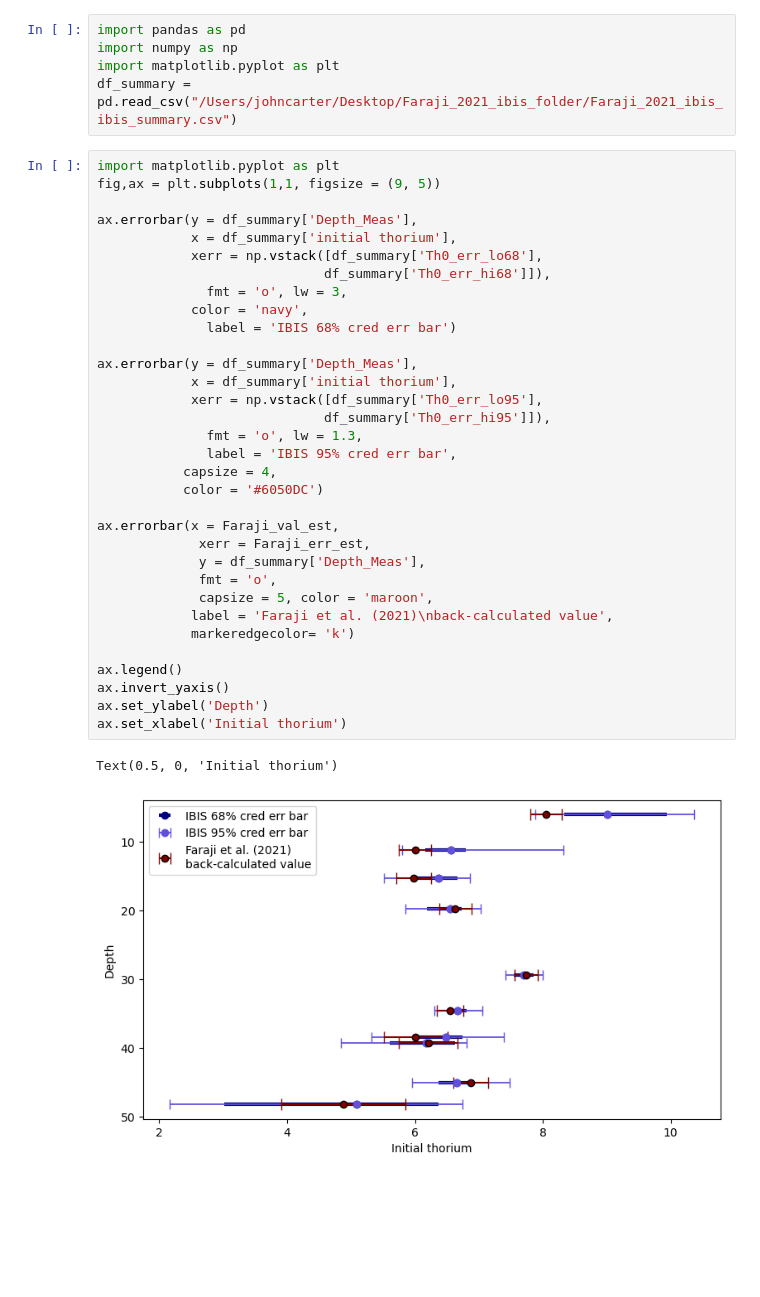
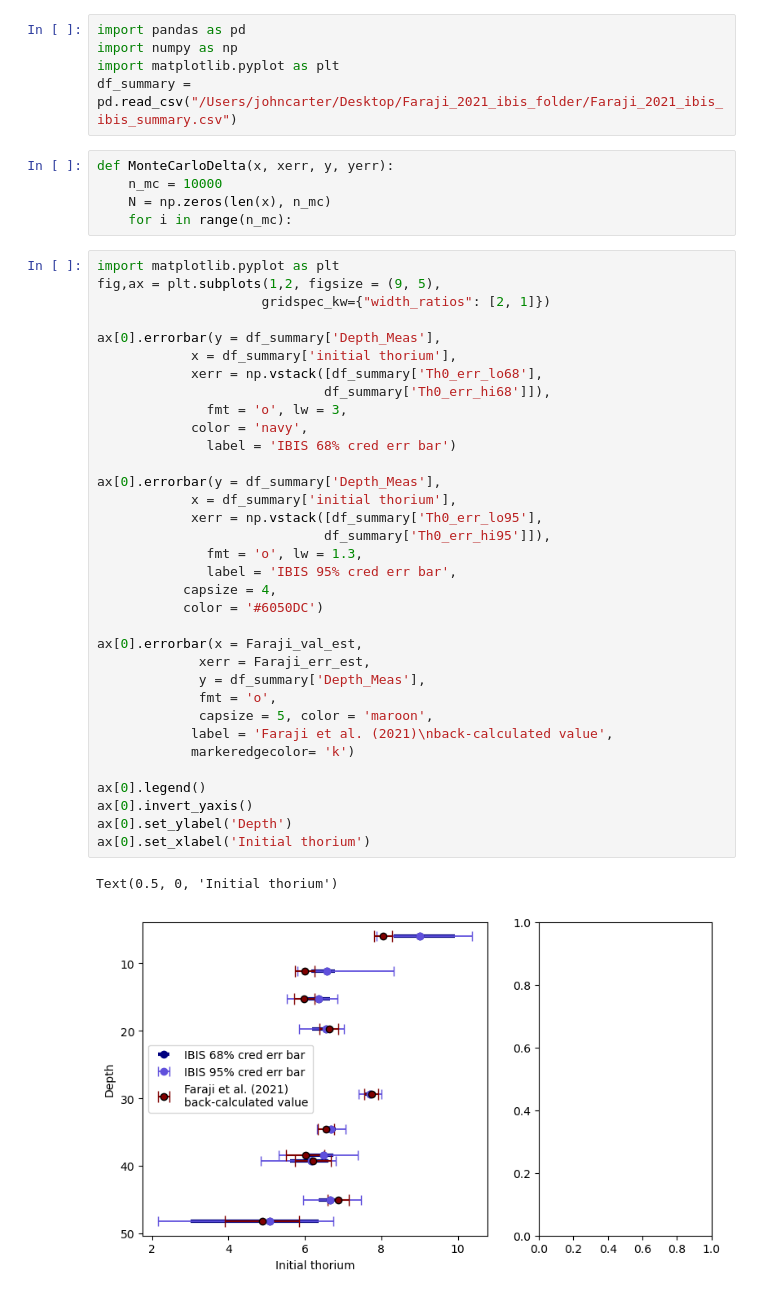
Before and after one commit to jcarter-1/IBIS-UTh, a Jupyter notebook: examples/Faraji2021.ipynb, the cells around one changed output. Drawn from its saved outputs; the diff is of its cells as text; blank space fills up the shorter version.

Commit message:
Add files via upload
Faraji et al. 2021 validating example

```diff
--- a/examples/Faraji2021.ipynb
+++ b/examples/Faraji2021.ipynb
@@ -240,39 +240,45 @@ import pandas as pd
 import numpy as np
 import matplotlib.pyplot as plt
 df_summary = pd.read_csv("/Users/johncarter/Desktop/Faraji_2021_ibis_folder/Faraji_2021_ibis_ibis_summary.csv")
+# %%
+def MonteCarloDelta(x, xerr, y, yerr):
+    n_mc = 10000
+    N = np.zeros(len(x), n_mc)
+    for i in range(n_mc):
 # %%
 import matplotlib.pyplot as plt
-fig,ax = plt.subplots(1,1, figsize = (9, 5))
+fig,ax = plt.subplots(1,2, figsize = (9, 5),
+                     gridspec_kw={"width_ratios": [2, 1]})
 
-ax.errorbar(y = df_summary['Depth_Meas'],
+ax[0].errorbar(y = df_summary['Depth_Meas'],
             x = df_summary['initial thorium'],
             xerr = np.vstack([df_summary['Th0_err_lo68'],
                              df_summary['Th0_err_hi68']]),
               fmt = 'o', lw = 3,
             color = 'navy',
               label = 'IBIS 68% cred err bar')
 
-ax.errorbar(y = df_summary['Depth_Meas'],
+ax[0].errorbar(y = df_summary['Depth_Meas'],
             x = df_summary['initial thorium'],
             xerr = np.vstack([df_summary['Th0_err_lo95'],
                              df_summary['Th0_err_hi95']]),
               fmt = 'o', lw = 1.3,
               label = 'IBIS 95% cred err bar',
            capsize = 4,
            color = '#6050DC')
 
-ax.errorbar(x = Faraji_val_est,
+ax[0].errorbar(x = Faraji_val_est,
              xerr = Faraji_err_est,
              y = df_summary['Depth_Meas'],
              fmt = 'o',
              capsize = 5, color = 'maroon',
             label = 'Faraji et al. (2021)\nback-calculated value',
             markeredgecolor= 'k')
 
-ax.legend()
-ax.invert_yaxis()
-ax.set_ylabel('Depth')
-ax.set_xlabel('Initial thorium')
+ax[0].legend()
+ax[0].invert_yaxis()
+ax[0].set_ylabel('Depth')
+ax[0].set_xlabel('Initial thorium')
 # %% [output]
 Text(0.5, 0, 'Initial thorium')
-[figure, old version]
+[figure, new version]
```
